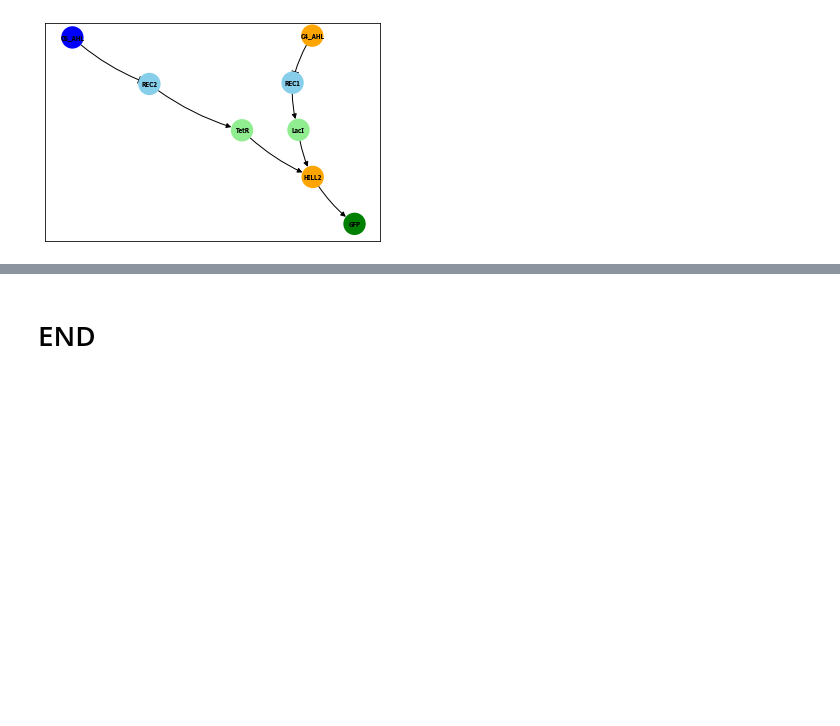
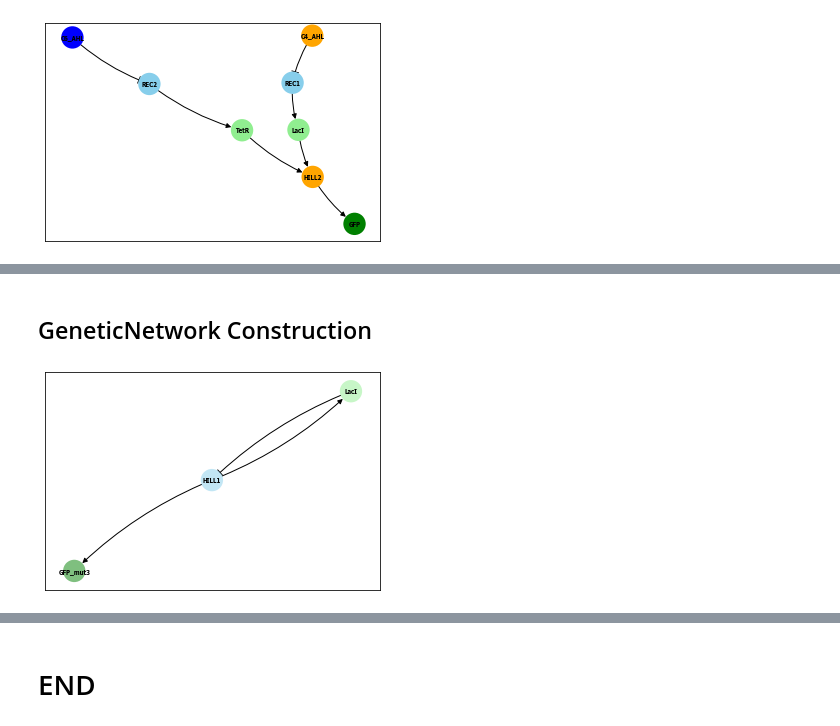
Before and after one commit to RudgeLab/LOICA, a Jupyter notebook: notebooks/LOICA_DEMO_Operators.ipynb, the cells around one changed output, grey strips where cells are left out. Saved outputs shown, nothing was run; the diff lists cells and outputs as text; code cells hidden in the pictures; blank space fills up the shorter version.

```diff
--- a/notebooks/LOICA_DEMO_Operators.ipynb
+++ b/notebooks/LOICA_DEMO_Operators.ipynb
@@ -1202,0 +1191,26 @@ nor_ex.draw(alpha=1)
+# %%
+dna = fj.get('dna', name='LacI_NOT_GFP')
+if len(dna)==0:
+    dna = fj.create('dna', name='LacI_NOT_GFP')
+vector = fj.get('vector', name='LacI_NOT_GFP')
+if len(vector)==0:
+    vector = fj.create('vector', name='LacI_NOT_GFP', dnas=dna.id)
+study = fj.get('study', name='Loica testing')
+if len(study)==0:
+    study = fj.create('study', name='Loica testing', description='Test')
+media = fj.get('media', name='Loica')
+if len(media)==0:
+    media = fj.create('media', name='Loica', description='Simulated loica media')
+strain = fj.get('strain', name='Loica strain')
+if len(strain)==0:
+    strain = fj.create('strain', name='Loica strain', description='Loica test strain')
+
+gfp = fj.get('signal', name='GFP')
+
+biomass_signal = fj.get('signal', name='OD')
+
+def growth_rate(t):
+    return gompertz_growth_rate(t, 0.01, 1, 1, 1)
+
+def biomass(t):
+    return gompertz(t, 0.01, 1, 1, 1)
@@ -1202,0 +1258,16 @@ nor_ex.draw(alpha=1)
+# %% [markdown]
+## GeneticNetwork Construction
+# %%
+inv = lc.GeneticNetwork(vector=vector.id[0])
+
+gfp_rep = lc.Reporter(name='GFP_mut3', degradation_rate=1, signal_id=gfp.id[0], sbol_comp=gp_gfp, color='green')
+inv.add_reporter([gfp_rep])
+
+laci_reg = lc.Regulator(name='LacI', degradation_rate=1, init_concentration=5, sbol_comp=gp_laci)
+inv.add_regulator(laci_reg)
+
+laci_NOT_gfp = lc.Hill1(input=laci_reg, output=[gfp_rep, laci_reg], alpha=[100,0], K=1, n=2, sbol_comp=op_plac)
+inv.add_operator(laci_NOT_gfp)
+inv.draw()
+# %% [output]
+[figure, added]
```
Also changed, not shown: parts of 12 cells of this notebook, 2 other files.
